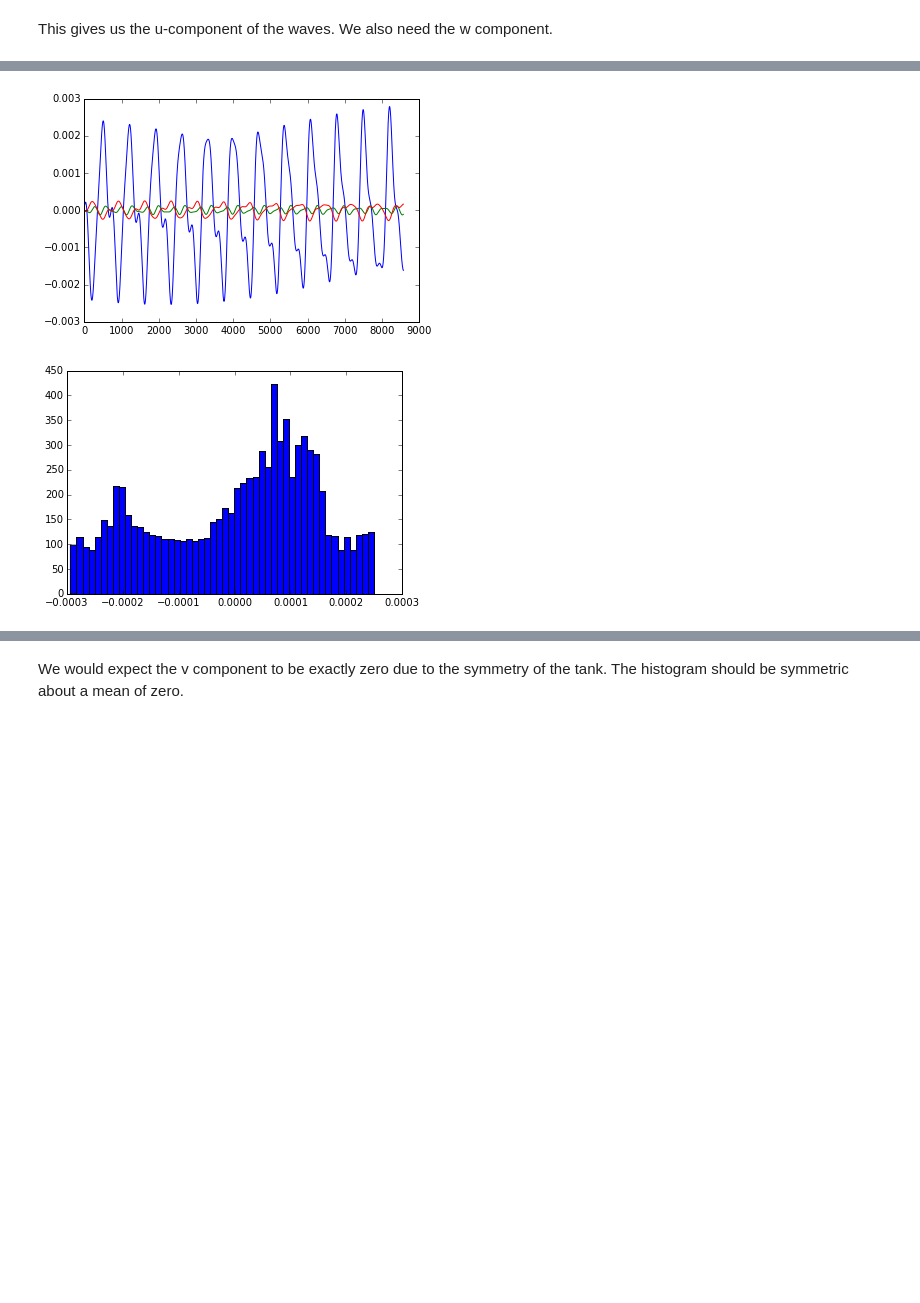
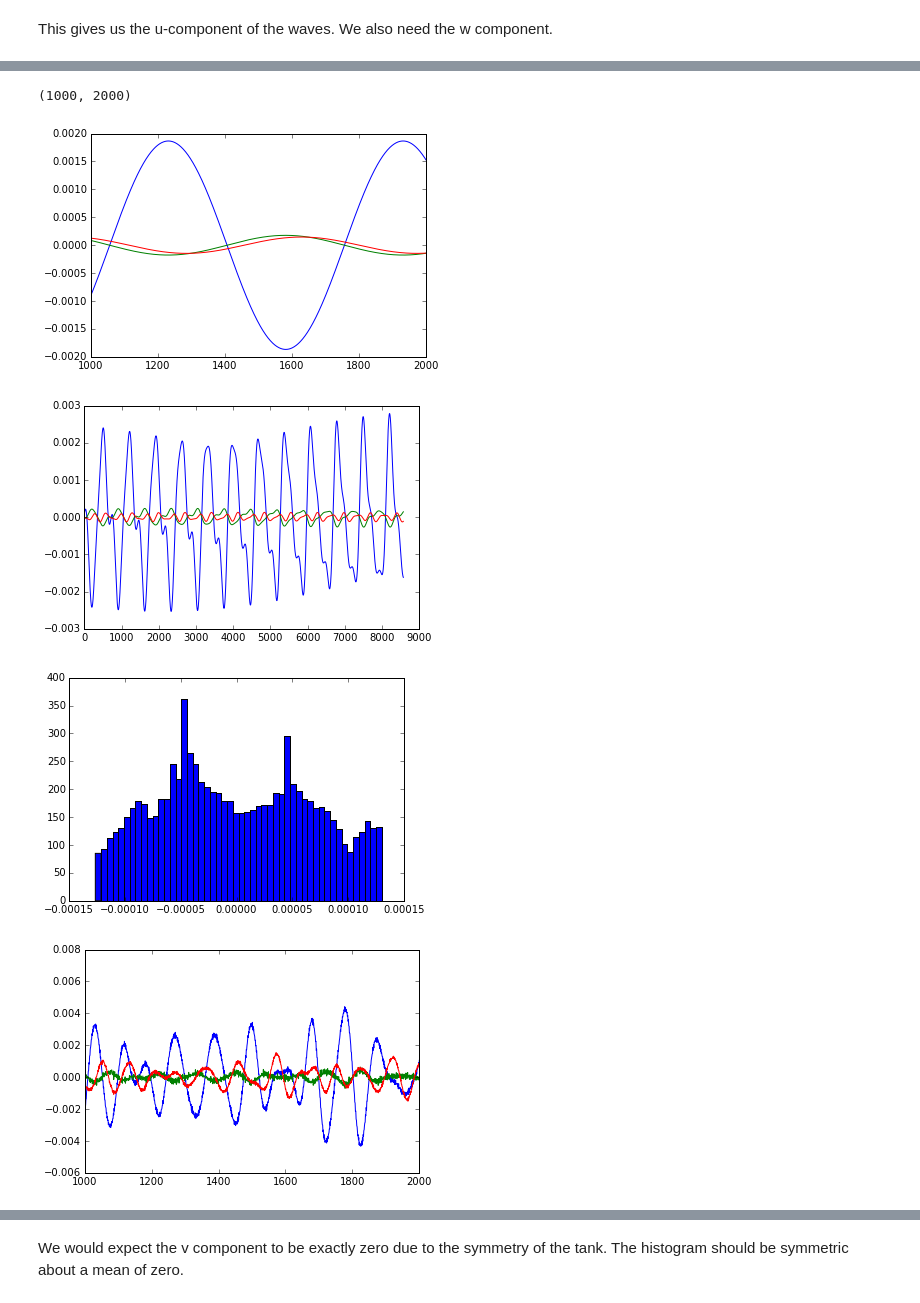
Before and after one commit to aaren/thesis, a Jupyter notebook: chapters/turbulence/wave-subtraction/summary.ipynb, the cells around one changed output, grey strips where cells are left out. Drawn from its saved outputs; the diff is of its cells as text; code cells hidden in the pictures; blank space fills up the shorter version.

Commit message:
notes from wave subtraction work

```diff
--- a/chapters/turbulence/wave-subtraction/summary.ipynb
+++ b/chapters/turbulence/wave-subtraction/summary.ipynb
@@ -10,6 +17,8 @@ import gc_turbulence as g
 # %%
 index = 'r14_01_14a'
 cache_path = '/home/aaron/lab/local/processed/' + index + '.hdf5'
+cache_path = g.default_processed + index + '.hdf5'
+
 r = g.ProcessedRun(cache_path=cache_path)
 
 u_levels = np.linspace(*np.percentile(r.Uf[...], (1, 99)), num=100)
@@ -451,31 +532,59 @@ plt.plot(-ww)
 # %%
 def extract_waves_w(run):
     front_index = int(np.min(run.ft) / run.dt)
     time = run.T[0, 0, :]
 
     sw = extract_standing_signal(r.W, front_index, time, r.dt).sum(axis=1)
     cs = extract_cluster_signal(r.W)
 
     return sw
 
 def extract_waves_v(run):
     front_index = int(np.min(run.ft) / run.dt)
     time = run.T[0, 0, :]
 
     sw = extract_standing_signal(r.V[-10:], front_index, time, r.dt).sum(axis=1)
     cs = extract_cluster_signal(r.V[-10:])
 
     return sw
 
-ww = extract_waves_w(r)
-wv = extract_waves_v(r)
 
-plt.plot(sw)
-plt.plot(ww)
-plt.plot(wv)
+front_index = int(np.min(r.ft) / r.dt)
+
+su =  extract_standing_signal(r.U, front_index, time, r.dt)
+sv =  extract_standing_signal(r.V, front_index, time, r.dt)
+sw =  extract_standing_signal(r.W, front_index, time, r.dt)
+
+wu = su.sum(axis=1)
+wv = sv.sum(axis=1)
+ww = sw.sum(axis=1)
+
+cu = bandpass(np.mean(r.U, axis=0).mean(axis=0), 0.7)
+cv = bandpass(np.mean(r.V, axis=0).mean(axis=0), 0.7)
+cw = bandpass(np.mean(r.W, axis=0).mean(axis=0), 0.7)
+
+plt.plot(su[:, 0])
+plt.plot(sv[:, 0])
+plt.plot(sw[:, 0] / uwr)
+plt.xlim(1000, 2000)
 
 plt.figure()
-plt.hist(wv, bins=50);
+plt.plot(wu)
+plt.plot(wv)
+plt.plot(ww)
+#plt.xlim(1000, 2000)
+
+plt.figure()
+plt.hist(ww, bins=50);
+
+plt.figure()
+plt.plot(cu)
+plt.plot(cv)
+plt.plot(cw)
+plt.xlim(1000, 2000)
 # %% [output]
+(1000, 2000)
-[figure, old version]
+[figure, new version]
-[figure, old version]
+[figure, new version]
+[figure, added]
+[figure, added]
```
Also changed, not shown: parts of 37 cells of this notebook, 8 other files.
